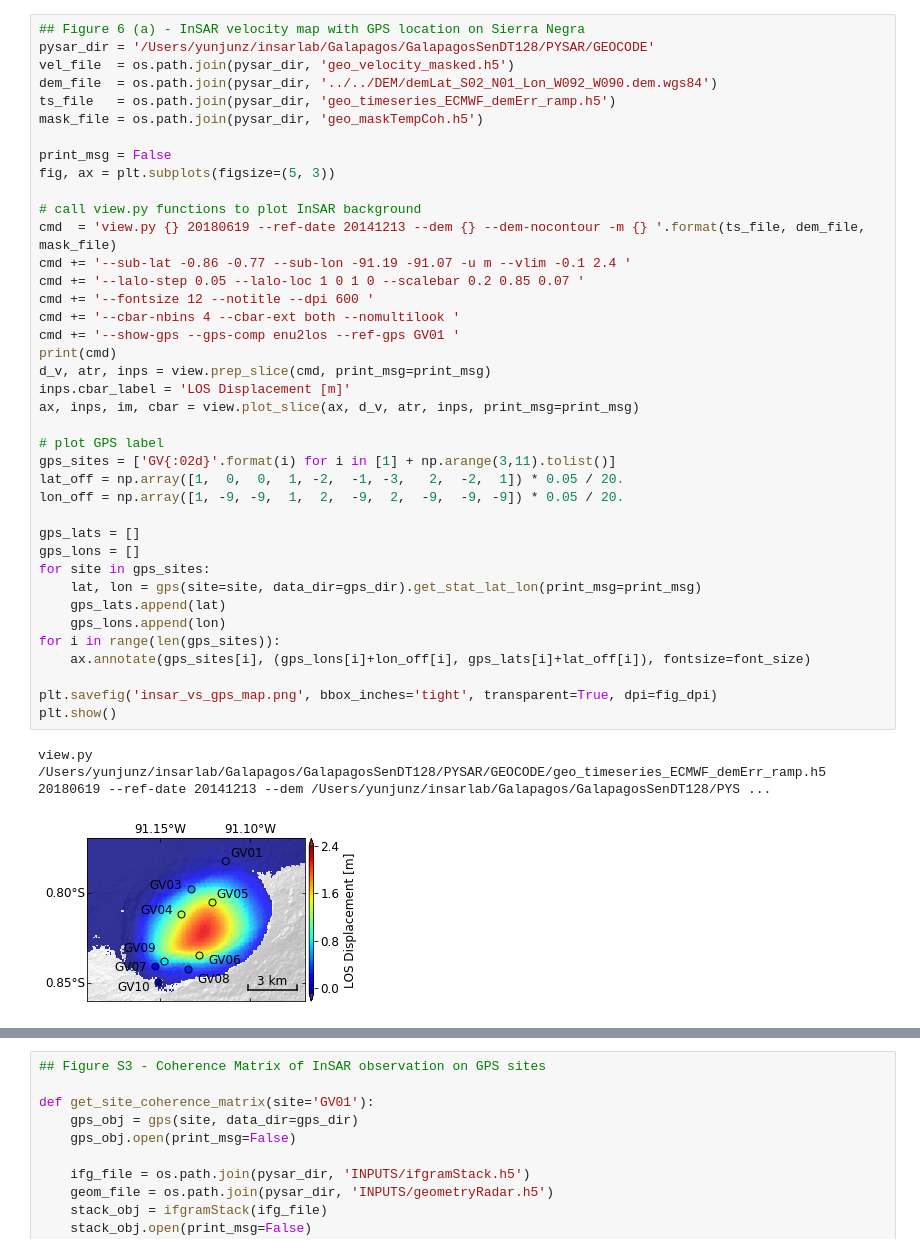
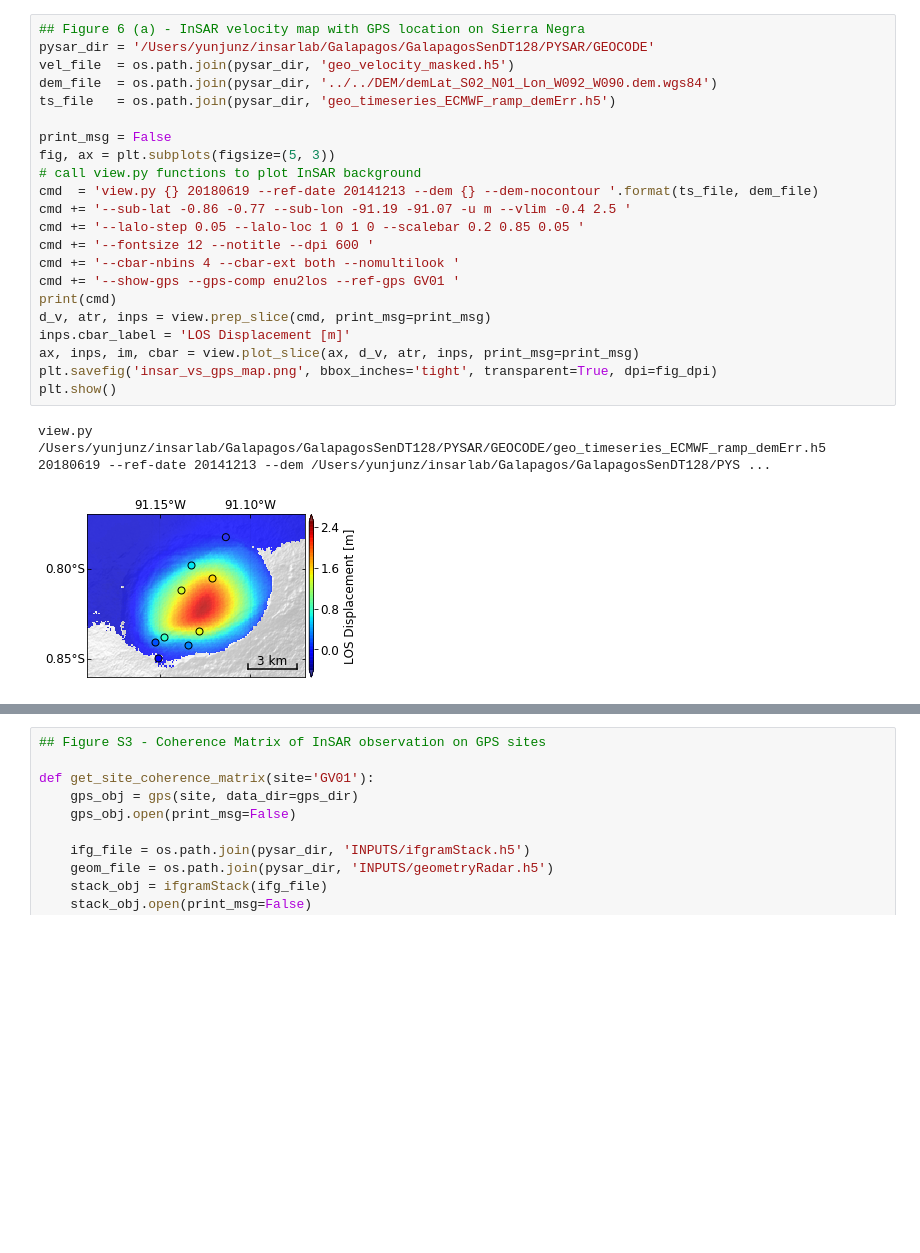
Before and after one commit to geodesymiami/Yunjun_et_al-2019-MintPy, a Jupyter notebook: Fig_06_InSAR_vs_GPS_SierraNegra.ipynb, the cells around one changed output, grey strips where cells are left out. Drawn from its saved outputs; the diff is of its cells as text; blank space fills up the shorter version.

```diff
--- a/Fig_06_InSAR_vs_GPS_SierraNegra.ipynb
+++ b/Fig_06_InSAR_vs_GPS_SierraNegra.ipynb
@@ -215,44 +264,27 @@ Done.
 # %%
 ## Figure 6 (a) - InSAR velocity map with GPS location on Sierra Negra
 pysar_dir = '/Users/yunjunz/insarlab/Galapagos/GalapagosSenDT128/PYSAR/GEOCODE'
 vel_file  = os.path.join(pysar_dir, 'geo_velocity_masked.h5')
 dem_file  = os.path.join(pysar_dir, '../../DEM/demLat_S02_N01_Lon_W092_W090.dem.wgs84')
-ts_file   = os.path.join(pysar_dir, 'geo_timeseries_ECMWF_demErr_ramp.h5')
-mask_file = os.path.join(pysar_dir, 'geo_maskTempCoh.h5')
+ts_file   = os.path.join(pysar_dir, 'geo_timeseries_ECMWF_ramp_demErr.h5')
 
 print_msg = False
 fig, ax = plt.subplots(figsize=(5, 3))
-
 # call view.py functions to plot InSAR background
-cmd  = 'view.py {} 20180619 --ref-date 20141213 --dem {} --dem-nocontour -m {} '.format(ts_file, dem_file, mask_file)
-cmd += '--sub-lat -0.86 -0.77 --sub-lon -91.19 -91.07 -u m --vlim -0.1 2.4 '
-cmd += '--lalo-step 0.05 --lalo-loc 1 0 1 0 --scalebar 0.2 0.85 0.07 '
+cmd  = 'view.py {} 20180619 --ref-date 20141213 --dem {} --dem-nocontour '.format(ts_file, dem_file)
+cmd += '--sub-lat -0.86 -0.77 --sub-lon -91.19 -91.07 -u m --vlim -0.4 2.5 '
+cmd += '--lalo-step 0.05 --lalo-loc 1 0 1 0 --scalebar 0.2 0.85 0.05 '
 cmd += '--fontsize 12 --notitle --dpi 600 '
 cmd += '--cbar-nbins 4 --cbar-ext both --nomultilook '
 cmd += '--show-gps --gps-comp enu2los --ref-gps GV01 '
 print(cmd)
 d_v, atr, inps = view.prep_slice(cmd, print_msg=print_msg)
 inps.cbar_label = 'LOS Displacement [m]'
 ax, inps, im, cbar = view.plot_slice(ax, d_v, atr, inps, print_msg=print_msg)
-
-# plot GPS label
-gps_sites = ['GV{:02d}'.format(i) for i in [1] + np.arange(3,11).tolist()]
-lat_off = np.array([1,  0,  0,  1, -2,  -1, -3,   2,  -2,  1]) * 0.05 / 20.
-lon_off = np.array([1, -9, -9,  1,  2,  -9,  2,  -9,  -9, -9]) * 0.05 / 20.
-
-gps_lats = []
-gps_lons = []
-for site in gps_sites:
-    lat, lon = gps(site=site, data_dir=gps_dir).get_stat_lat_lon(print_msg=print_msg)
-    gps_lats.append(lat)
-    gps_lons.append(lon)
-for i in range(len(gps_sites)):
-    ax.annotate(gps_sites[i], (gps_lons[i]+lon_off[i], gps_lats[i]+lat_off[i]), fontsize=font_size)
-
 plt.savefig('insar_vs_gps_map.png', bbox_inches='tight', transparent=True, dpi=fig_dpi)
 plt.show()
 # %% [output]
-view.py /Users/yunjunz/insarlab/Galapagos/GalapagosSenDT128/PYSAR/GEOCODE/geo_timeseries_ECMWF_demErr_ramp.h5 20180619 --ref-date 20141213 --dem /Users/yunjunz/insarlab/Galapagos/GalapagosSenDT128/PYS ...
+view.py /Users/yunjunz/insarlab/Galapagos/GalapagosSenDT128/PYSAR/GEOCODE/geo_timeseries_ECMWF_ramp_demErr.h5 20180619 --ref-date 20141213 --dem /Users/yunjunz/insarlab/Galapagos/GalapagosSenDT128/PYS ...
-[figure, old version]
+[figure, new version]
 # %%
 ## plot single station timeseries - InSAR vs GPS
```
Also changed, not shown: parts of 9 cells of this notebook, 13 other files.
